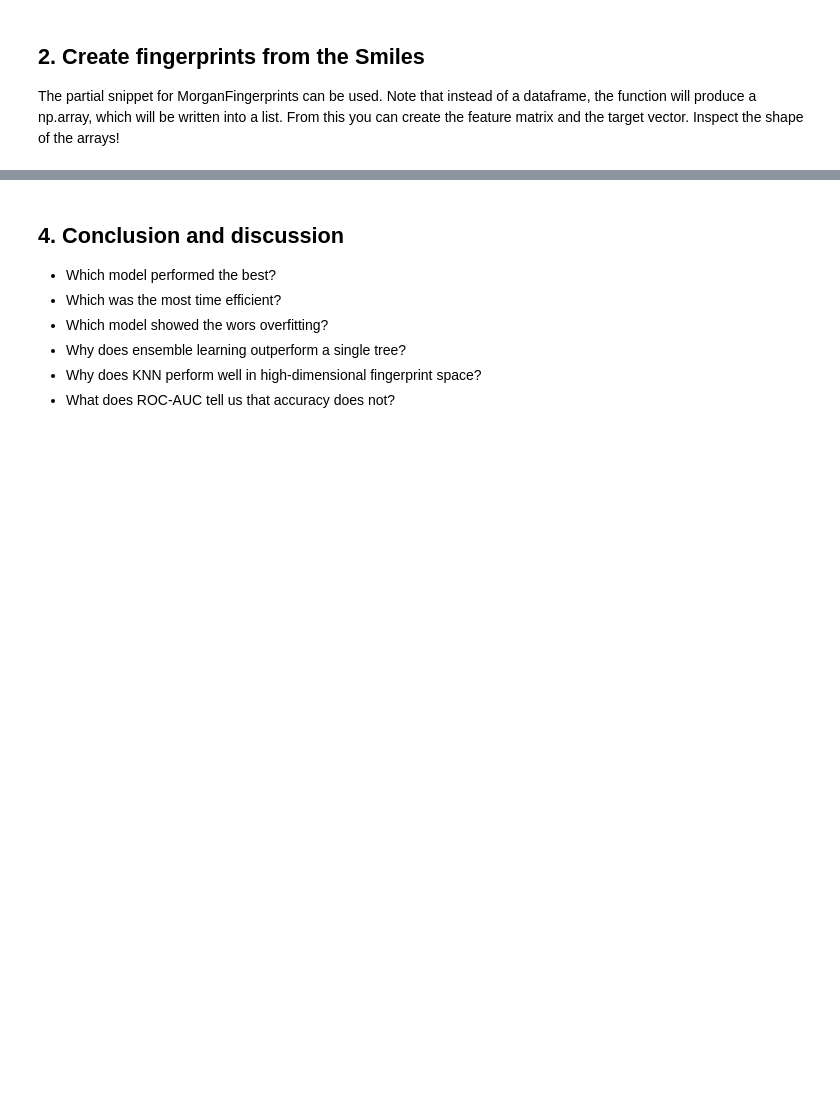
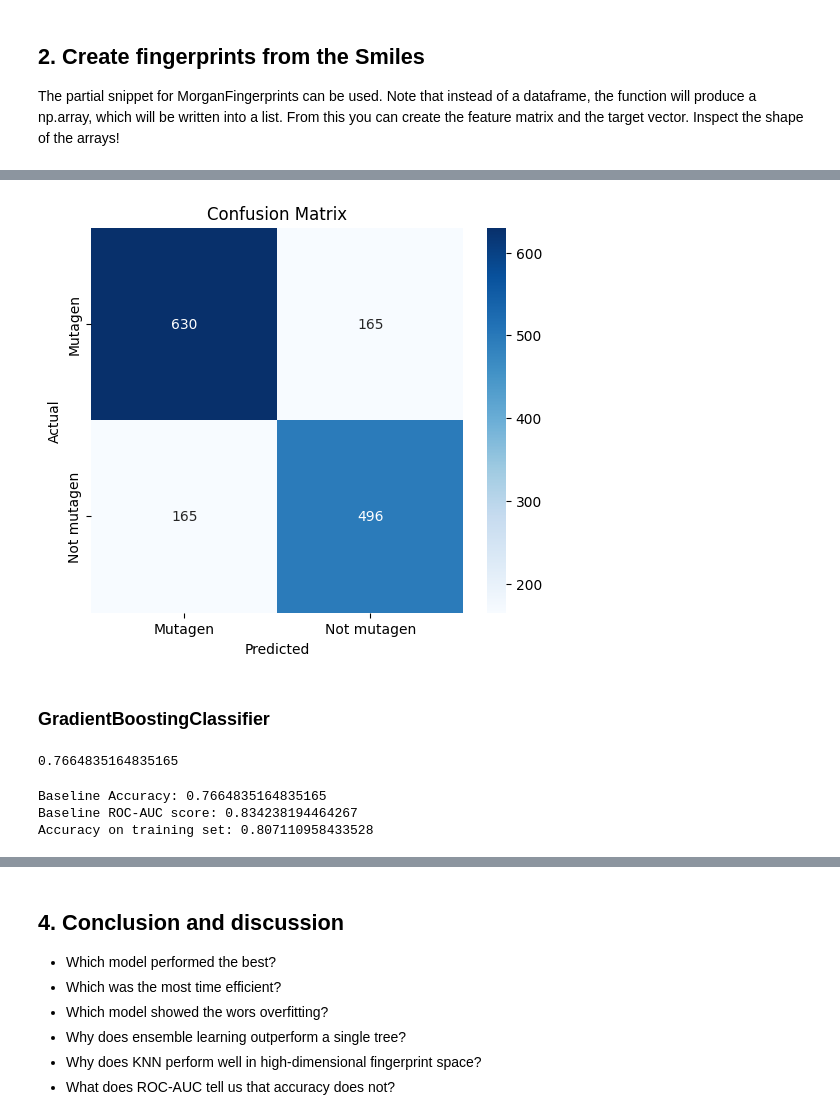
Before and after one commit to vgfs24tbst-coder/DSA104, a Jupyter notebook: lectures/session05/userfolder/Assignment1/1A_Classification.ipynb, the cells around one changed output, grey strips where cells are left out. Cells and saved outputs as stored; diff of their text form; code cells hidden in the pictures; blank space fills up the shorter version.

```diff
--- a/lectures/session05/userfolder/Assignment1/1A_Classification.ipynb
+++ b/lectures/session05/userfolder/Assignment1/1A_Classification.ipynb
@@ -97,0 +204,23 @@ Use a classic train-test split of 0.2 including a random seed and `stratify`. Fo
+# %%
+cm_dtc = confusion_matrix(y_test, dtc_y_pred)
+
+plt.figure(figsize=(6,5))
+sns.heatmap(cm_dtc, annot=True, fmt="d",
+            xticklabels=dtc_default.classes_,
+            yticklabels=dtc_default.classes_,
+            cmap="Blues")
+
+plt.xlabel("Predicted")
+plt.ylabel("Actual")
+plt.title("Confusion Matrix")
+plt.show()
+# %% [output]
+[figure, added]
+# %% [markdown]
+### GradientBoostingClassifier
+# %%
+
+clf = GradientBoostingClassifier(n_estimators=100, learning_rate=1.0,max_depth=1, random_state=42).fit(X_train, y_train)
+clf.score(X_test, y_test)
+# %% [output]
+0.7664835164835165
@@ -97,0 +232,11 @@ Use a classic train-test split of 0.2 including a random seed and `stratify`. Fo
+# %%
+clf_accuracy=accuracy_score(y_test, clf_y_pred)
+clf_roc_auc= roc_auc_score(y_test, clf_y_proba)
+clf_train_accuracy=accuracy_score(y_train, clf_y_train_pred)
+print("Baseline Accuracy:", clf_accuracy)
+print("Baseline ROC-AUC score:", clf_roc_auc)
+print("Accuracy on training set:", clf_train_accuracy)
+# %% [output]
+Baseline Accuracy: 0.7664835164835165
+Baseline ROC-AUC score: 0.834238194464267
+Accuracy on training set: 0.807110958433528
```
Also changed, not shown: parts of 30 cells of this notebook, 2 other files.
